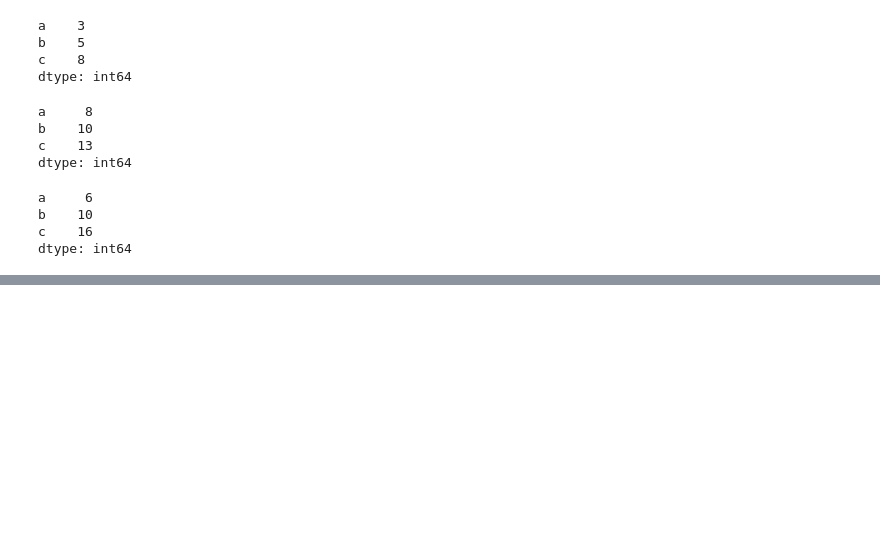
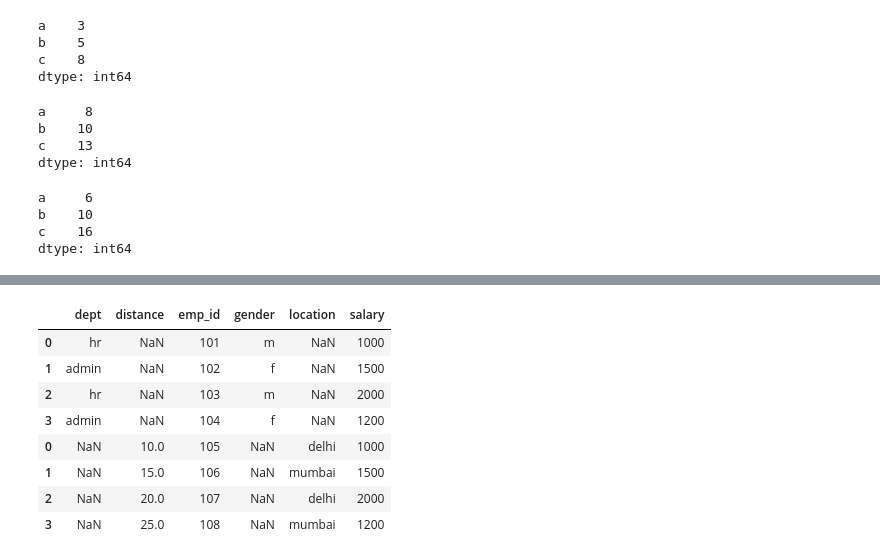
Before and after one commit to mennamldev/ML_course, a Jupyter notebook: python_revision.ipynb, the cells around one changed output, grey strips where cells are left out. Cells and saved outputs as stored; diff of their text form; code cells hidden in the pictures; blank space fills up the shorter version.

```diff
--- a/python_revision.ipynb
+++ b/python_revision.ipynb
@@ -192,0 +387,12 @@ dtype: int64
+# %%
+pd.concat([df1,df2], axis=0, sort=True)
+# %% [output]
+|  | dept | distance | emp_id | gender | location | salary |
+| 0 | hr | NaN | 101 | m | NaN | 1000 |
+| 1 | admin | NaN | 102 | f | NaN | 1500 |
+| 2 | hr | NaN | 103 | m | NaN | 2000 |
+| 3 | admin | NaN | 104 | f | NaN | 1200 |
+| 0 | NaN | 10.0 | 105 | NaN | delhi | 1000 |
+| 1 | NaN | 15.0 | 106 | NaN | mumbai | 1500 |
+| 2 | NaN | 20.0 | 107 | NaN | delhi | 2000 |
+| 3 | NaN | 25.0 | 108 | NaN | mumbai | 1200 |
```
Also changed, not shown: parts of 23 cells of this notebook.
